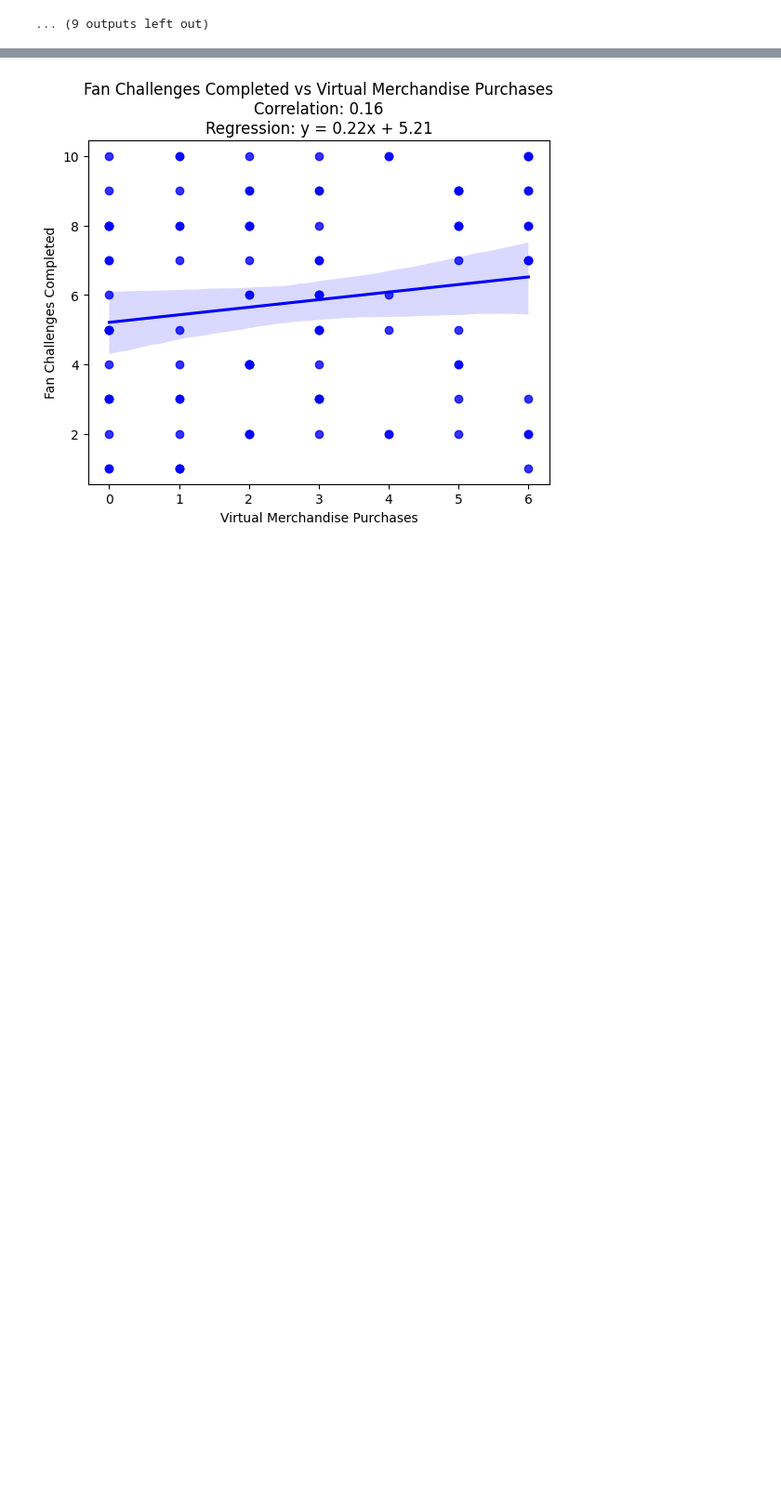
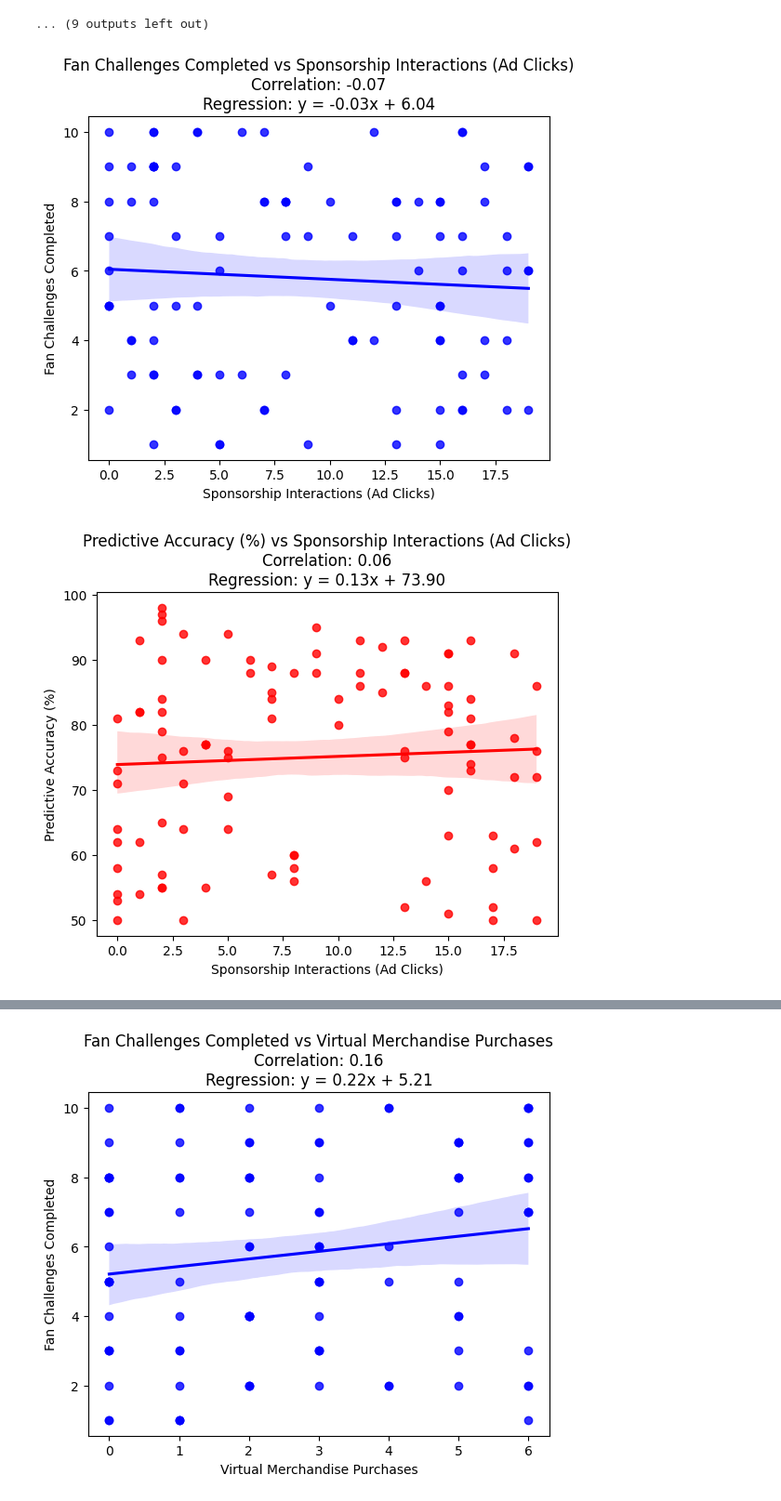
Before and after one commit to Zomb42/Xtern-Data-Science, a Jupyter notebook: main.ipynb, the cells around one changed output, grey strips where cells are left out. Shown at 93% size. Saved outputs shown, nothing was run; the diff lists cells and outputs as text; code cells hidden in the pictures; blank space fills up the shorter version.

```diff
--- a/main.ipynb
+++ b/main.ipynb
@@ -129,3 +128,35 @@ for i in range(6):
 [figure]
 [figure]
 ... (9 outputs left out)
+# %%
+#Virtual Meerchandise Correlation
+
+for j in range(6):
+    if numeric_columns[j] != 'Sponsorship Interactions (Ad Clicks)':
+        sns.regplot(x = 'Sponsorship Interactions (Ad Clicks)', y = numeric_columns[j], data = totaldata, color = colorcode[numeric_columns[j]])
+        plt.xlabel('Sponsorship Interactions (Ad Clicks)')  # Set x-axis label
+        plt.ylabel(numeric_columns[j])
+
+
+        correlation, i = stats.pearsonr(totaldata['Sponsorship Interactions (Ad Clicks)'], totaldata[numeric_columns[j]])
+        #R score essentially
+        # Fit the regression model
+        model = LinearRegression()
+        X = totaldata[['Sponsorship Interactions (Ad Clicks)']]
+        Y = totaldata[numeric_columns[j]]
+        model.fit(X, Y)
+        slope = model.coef_[0]
+        intercept = model.intercept_
+
+        # Create the regression equation string
+        regression_eq = f'y = {slope:.2f}x + {intercept:.2f}'
+
+        # Display the correlation and regression equation on the plot
+        plt.title(f'{numeric_columns[j]} vs Sponsorship Interactions (Ad Clicks)\n'
+                  f'Correlation: {correlation:.2f}\n'
+                  f'Regression: {regression_eq}')
+
+        plt.show()
+# %% [output]
+[figure, added]
+[figure, added]
```
Also changed, not shown: parts of 6 cells of this notebook, 1 other file.
